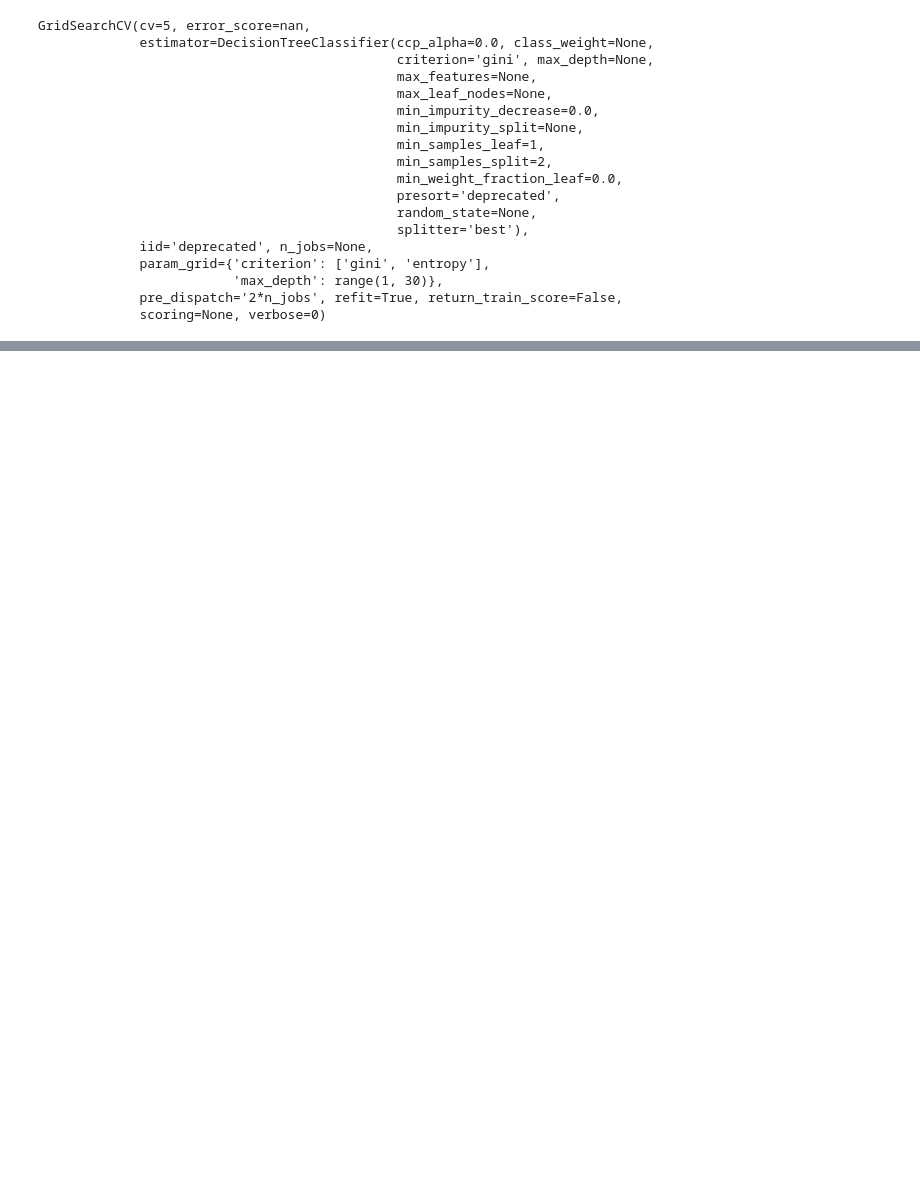
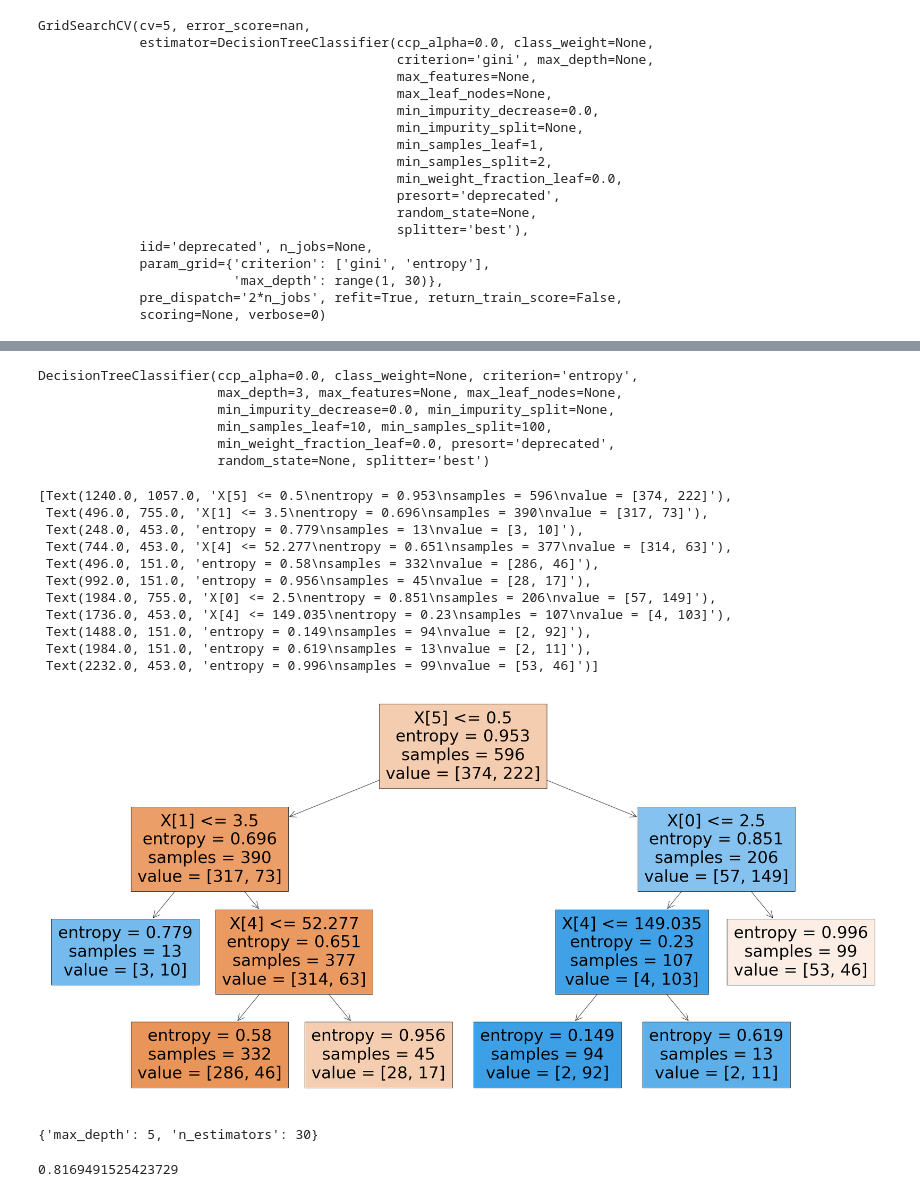
Before and after one commit to Jiablero/notebooks, a Jupyter notebook: stepik_decision_tree_titanic.ipynb, the cells around one changed output, grey strips where cells are left out. Drawn from its saved outputs; the diff is of its cells as text; code cells hidden in the pictures; blank space fills up the shorter version.

```diff
--- a/stepik_decision_tree_titanic.ipynb
+++ b/stepik_decision_tree_titanic.ipynb
@@ -379,0 +392,27 @@ plt.show()
+# %%
+clf = tree.DecisionTreeClassifier(criterion='entropy', max_depth=3, min_samples_split=100, min_samples_leaf=10)
+# %%
+clf.fit(X_train, y_train)
+# %% [output]
+DecisionTreeClassifier(ccp_alpha=0.0, class_weight=None, criterion='entropy',
+                       max_depth=3, max_features=None, max_leaf_nodes=None,
+                       min_impurity_decrease=0.0, min_impurity_split=None,
+                       min_samples_leaf=10, min_samples_split=100,
+                       min_weight_fraction_leaf=0.0, presort='deprecated',
+                       random_state=None, splitter='best')
+# %%
+plt.figure(figsize=(40,20), dpi = 80)
+tree.plot_tree(clf, filled=True)
+# %% [output]
+[Text(1240.0, 1057.0, 'X[5] <= 0.5\nentropy = 0.953\nsamples = 596\nvalue = [374, 222]'),
+ Text(496.0, 755.0, 'X[1] <= 3.5\nentropy = 0.696\nsamples = 390\nvalue = [317, 73]'),
+ Text(248.0, 453.0, 'entropy = 0.779\nsamples = 13\nvalue = [3, 10]'),
+ Text(744.0, 453.0, 'X[4] <= 52.277\nentropy = 0.651\nsamples = 377\nvalue = [314, 63]'),
+ Text(496.0, 151.0, 'entropy = 0.58\nsamples = 332\nvalue = [286, 46]'),
+ Text(992.0, 151.0, 'entropy = 0.956\nsamples = 45\nvalue = [28, 17]'),
+ Text(1984.0, 755.0, 'X[0] <= 2.5\nentropy = 0.851\nsamples = 206\nvalue = [57, 149]'),
+ Text(1736.0, 453.0, 'X[4] <= 149.035\nentropy = 0.23\nsamples = 107\nvalue = [4, 103]'),
+ Text(1488.0, 151.0, 'entropy = 0.149\nsamples = 94\nvalue = [2, 92]'),
+ Text(1984.0, 151.0, 'entropy = 0.619\nsamples = 13\nvalue = [2, 11]'),
+ Text(2232.0, 453.0, 'entropy = 0.996\nsamples = 99\nvalue = [53, 46]')]
+[figure, added]
@@ -379,0 +421,8 @@ plt.show()
+# %%
+clf_rf = RandomForestClassifier()
+parameters = {'n_estimators': [10,20,30], 'max_depth': [2,5,7,10],}
+grid_search_cv_clf = GridSearchCV(clf_rf, parameters, cv=5)
+grid_search_cv_clf.fit(X_train, y_train)
+grid_search_cv_clf.best_params_
+# %% [output]
+{'max_depth': 5, 'n_estimators': 30}
@@ -379,0 +431,4 @@ plt.show()
+# %%
+best_clf.score(X_test, y_test)
+# %% [output]
+0.8169491525423729
```
Also changed, not shown: parts of 22 cells of this notebook.
